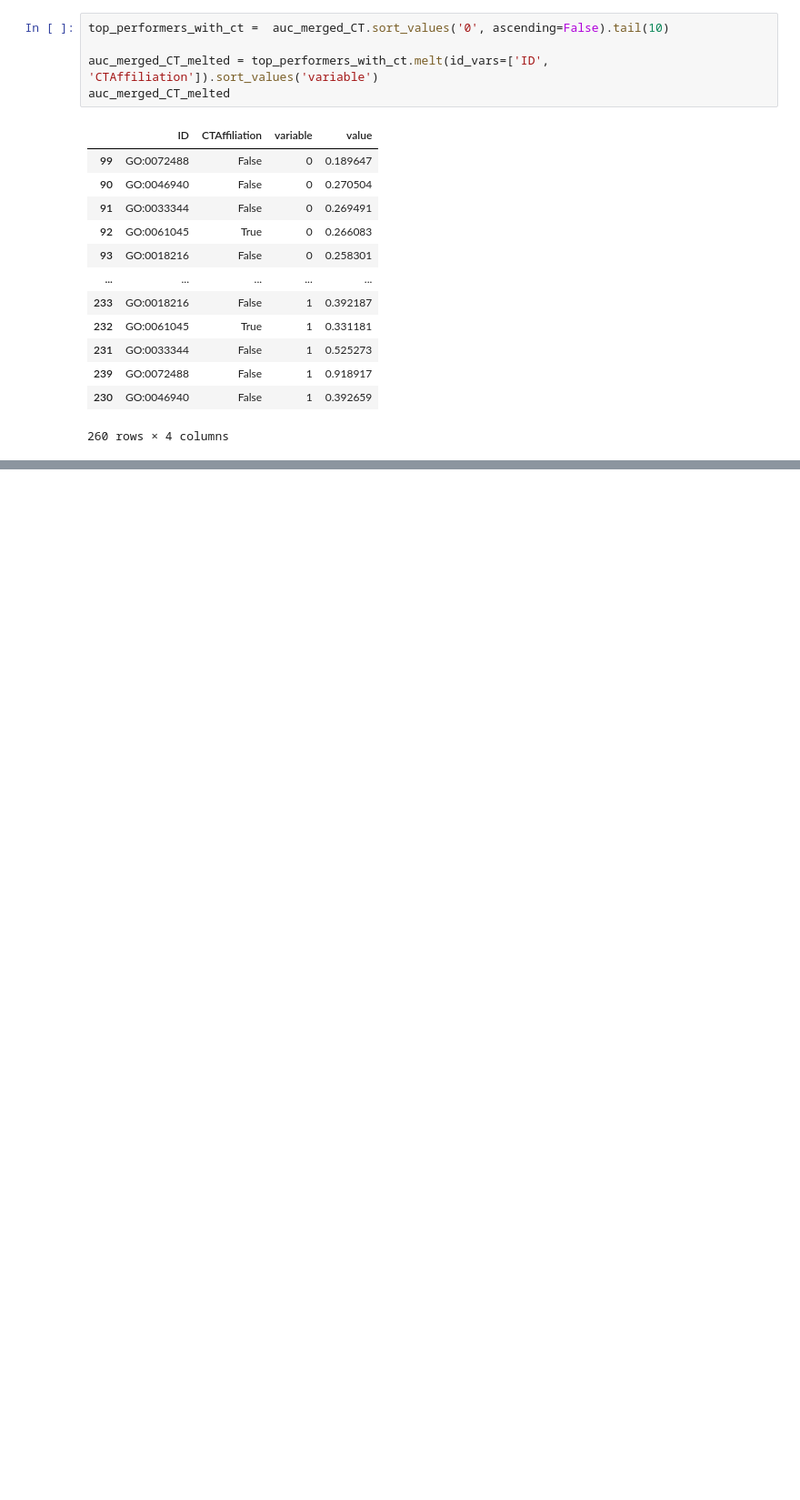
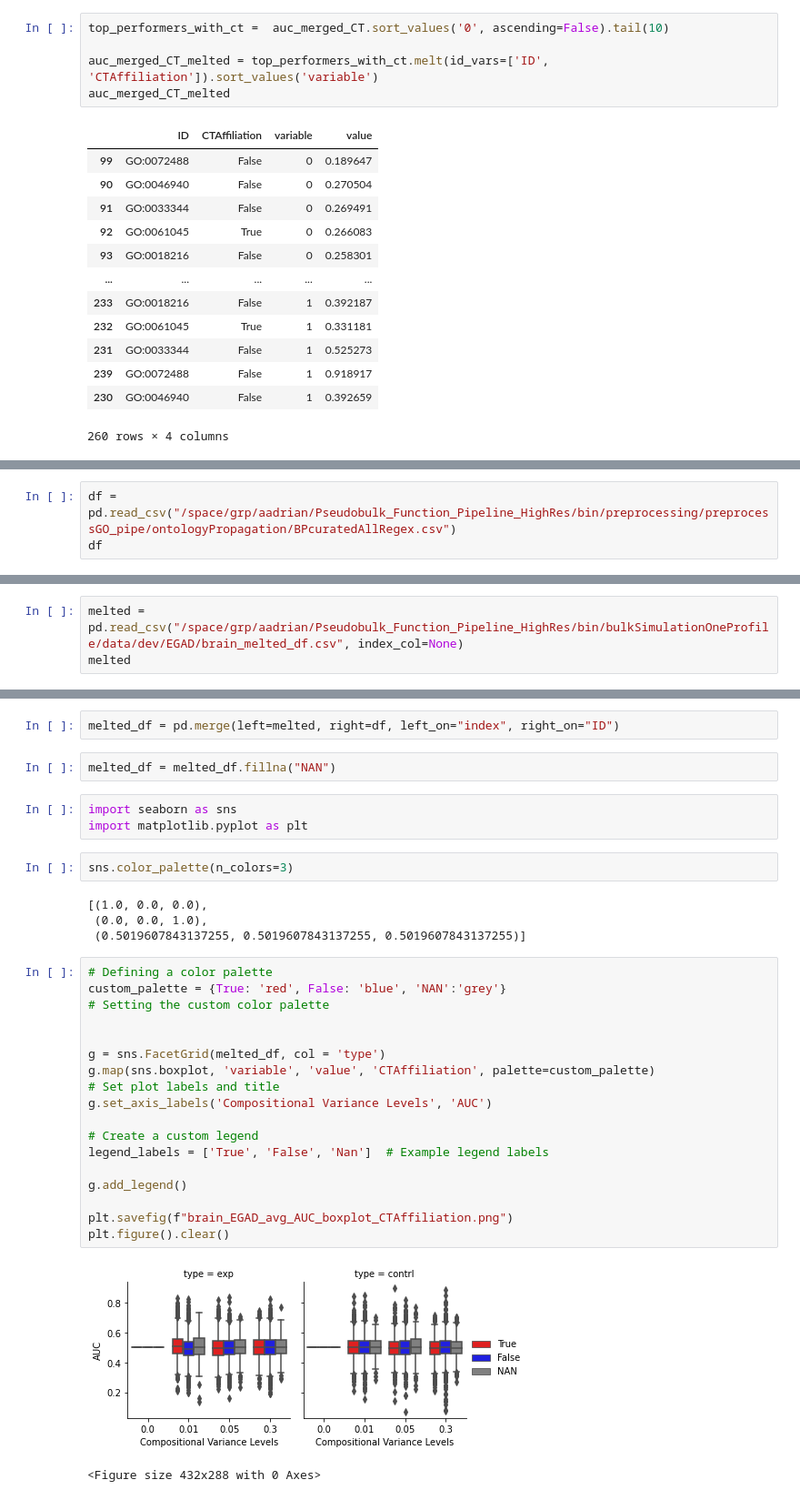
Before and after one commit to AlexAdrian-Hamazaki/Pseudobulk_Function_Pipeline, a Jupyter notebook: bin/bulkSimulationOneProfile/bin/notebooks/EGAD.ipynb, the cells around one changed output, grey strips where cells are left out. Shown at 91% size. Drawn from its saved outputs; the diff is of its cells as text; blank space fills up the shorter version.

Commit message:
added control ct profile

```diff
--- a/bin/bulkSimulationOneProfile/bin/notebooks/EGAD.ipynb
+++ b/bin/bulkSimulationOneProfile/bin/notebooks/EGAD.ipynb
@@ -260,0 +263,3 @@ fig.show()
+# %%
+df = pd.read_csv("/space/grp/aadrian/Pseudobulk_Function_Pipeline_HighRes/bin/preprocessing/preprocessGO_pipe/ontologyPropagation/BPcuratedAllRegex.csv")
+df
@@ -260,0 +280,3 @@ fig.show()
+# %%
+melted = pd.read_csv("/space/grp/aadrian/Pseudobulk_Function_Pipeline_HighRes/bin/bulkSimulationOneProfile/data/dev/EGAD/brain_melted_df.csv", index_col=None)
+melted
@@ -260,0 +297,34 @@ fig.show()
+# %%
+melted_df = pd.merge(left=melted, right=df, left_on="index", right_on="ID")
+# %%
+melted_df = melted_df.fillna("NAN")
+# %%
+import seaborn as sns
+import matplotlib.pyplot as plt
+# %%
+sns.color_palette(n_colors=3)
+# %% [output]
+[(1.0, 0.0, 0.0),
+ (0.0, 0.0, 1.0),
+ (0.5019607843137255, 0.5019607843137255, 0.5019607843137255)]
+# %%
+# Defining a color palette
+custom_palette = {True: 'red', False: 'blue', 'NAN':'grey'}
+# Setting the custom color palette
+
+
+g = sns.FacetGrid(melted_df, col = 'type')
+g.map(sns.boxplot, 'variable', 'value', 'CTAffiliation', palette=custom_palette)
+# Set plot labels and title
+g.set_axis_labels('Compositional Variance Levels', 'AUC')
+
+# Create a custom legend
+legend_labels = ['True', 'False', 'Nan']  # Example legend labels
+
+g.add_legend()
+
+plt.savefig(f"brain_EGAD_avg_AUC_boxplot_CTAffiliation.png")
+plt.figure().clear()
+# %% [output]
+[figure, added]
+<Figure size 432x288 with 0 Axes>
```
Also changed, not shown: parts of 4 cells of this notebook, 5 other files.
